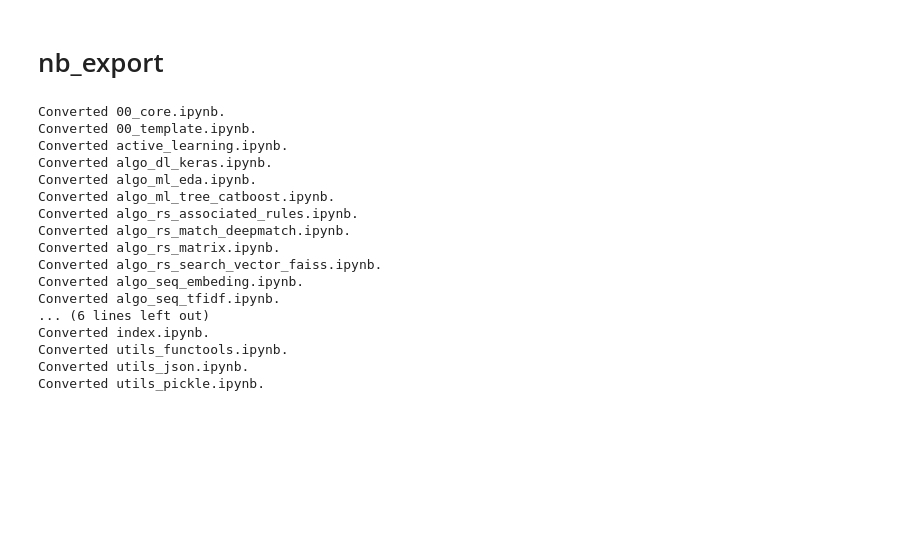
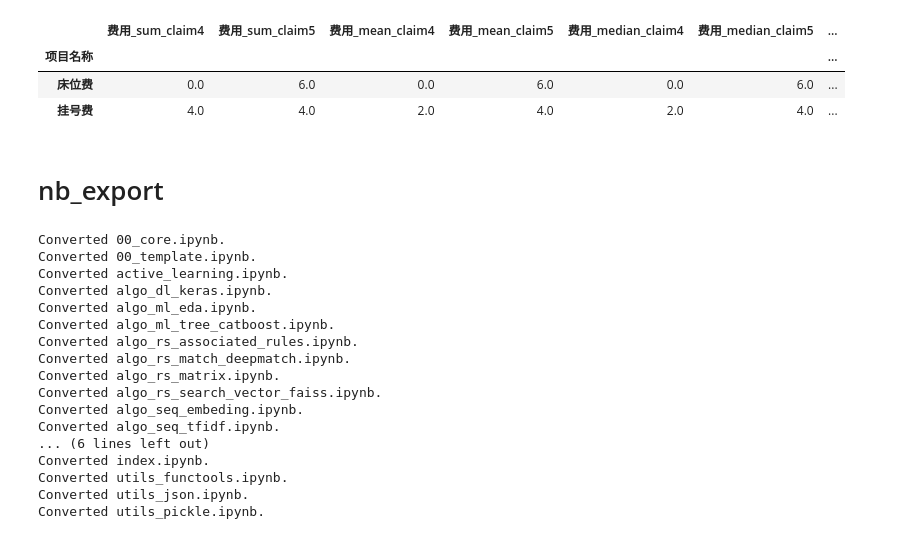
Before and after one commit to mayi140611/myappsexlib, a Jupyter notebook: data-processing-eda.ipynb, the cells around one changed output. Cells and saved outputs as stored; diff of their text form; code cells hidden in the pictures; blank space fills up the shorter version.

```diff
--- a/data-processing-eda.ipynb
+++ b/data-processing-eda.ipynb
@@ -71,0 +127,4 @@ def say_hello(to):
+# %%
+col2 = 'claim'
+# %%
+dfg2 = aggregate_features(df, ['项目名称', col2], agg_func)
@@ -72,3 +134,16 @@ def say_hello(to):
+# %%
+dfg2 = dfg2.unstack()
+
+dfg2.columns = [f'{i[0]}_{col2}{i[1]}' for i in dfg2.columns]
+
+dfg2 = dfg2.fillna(0)
+# %%
+dfg2.head(2)
+# %% [output]
+|  | 费用_sum_claim4 | 费用_sum_claim5 | 费用_mean_claim4 | 费用_mean_claim5 | 费用_median_claim4 | 费用_median_claim5 | ... |
+| 项目名称 |  |  |  |  |  |  | ... |
+| 床位费 | 0.0 | 6.0 | 0.0 | 6.0 | 0.0 | 6.0 | ... |
+| 挂号费 | 4.0 | 4.0 | 2.0 | 4.0 | 2.0 | 4.0 | ... |
 # %% [markdown]
 # nb_export
 # %%
```
Also changed, not shown: parts of 11 cells of this notebook, 9 other files.
